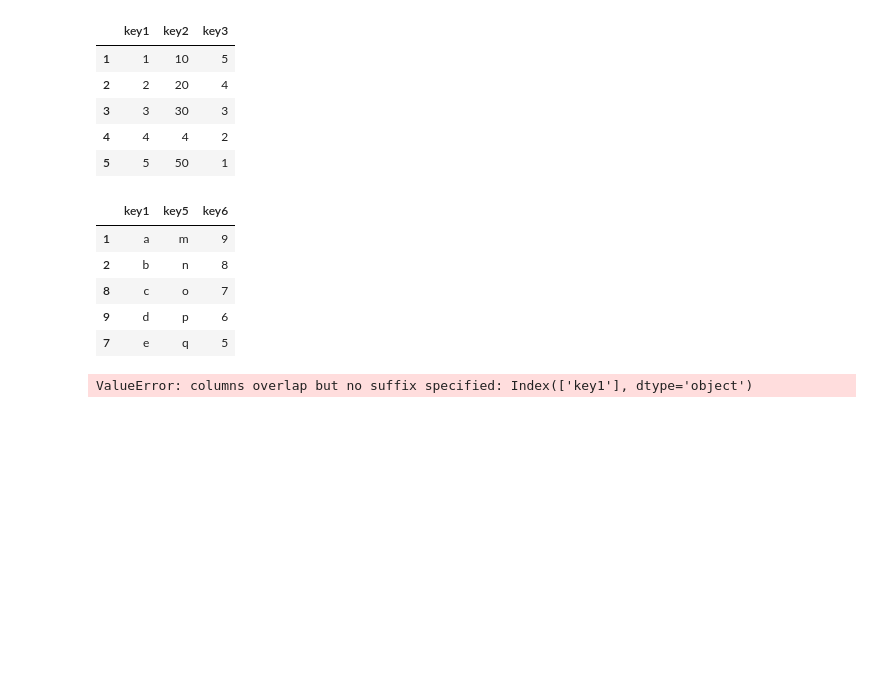
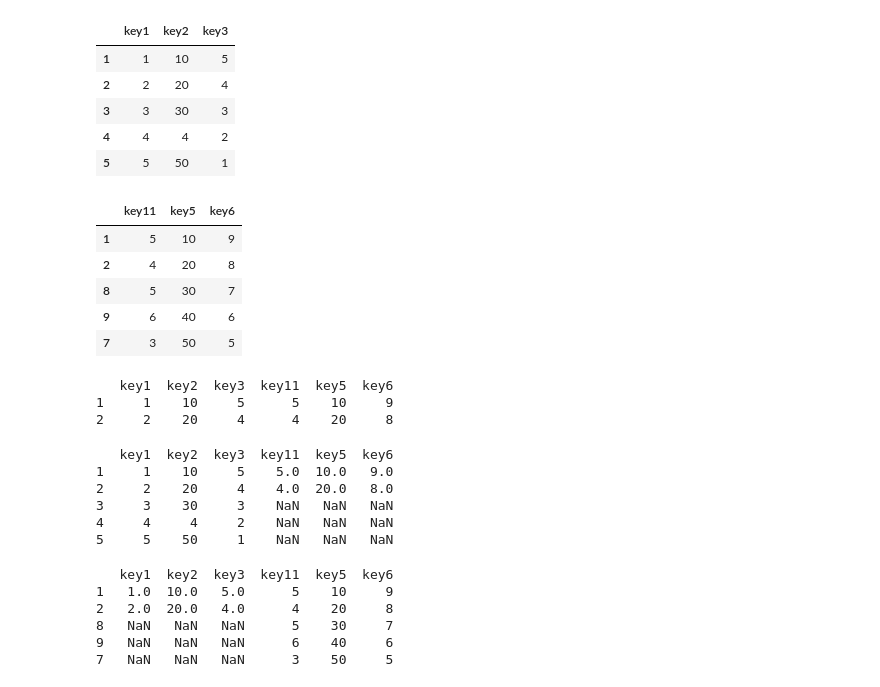
Before and after one commit to Rupeshkumar96/Machine_Learning, a Jupyter notebook: Pandas.ipynb, the cells around one changed output. Drawn from its saved outputs; the diff is of its cells as text; code cells hidden in the pictures; blank space fills up the shorter version.

Commit message:
Solving the the error cde

```diff
--- a/Pandas.ipynb
+++ b/Pandas.ipynb
@@ -554,13 +556,13 @@ new
 # %%
-a=pd.DataFrame({
+a1=pd.DataFrame({
     'key1':[1,2,3,4,5],
     'key2':[10,20,30,4,50],
     'key3':[5,4,3,2,1]},
     index=[1,2,3,4,5]
 )
-b=pd.DataFrame({
-    'key1':['a','b','c','d','e'],
-    'key5':['m','n','o','p','q'],
+b1=pd.DataFrame({
+    'key11':[5,4,5,6,3],
+    'key5':[10,20,30,40,50],
     'key6':[9,8,7,6,5]},
     index=[1,2,8,9,7]
 )
@@ -575,15 +576,38 @@ a
 | 4 | 4 | 4 | 2 |
 | 5 | 5 | 50 | 1 |
 # %%
-b
+b1
 # %% [output]
-|  | key1 | key5 | key6 |
-| 1 | a | m | 9 |
-| 2 | b | n | 8 |
-| 8 | c | o | 7 |
-| 9 | d | p | 6 |
-| 7 | e | q | 5 |
+|  | key11 | key5 | key6 |
+| 1 | 5 | 10 | 9 |
+| 2 | 4 | 20 | 8 |
+| 8 | 5 | 30 | 7 |
+| 9 | 6 | 40 | 6 |
+| 7 | 3 | 50 | 5 |
 # %%
-a.join(b,how='inner')
+new = a1.join(b1, how='inner')
+print(new)
 # %% [output]
-ValueError: columns overlap but no suffix specified: Index(['key1'], dtype='object')
+   key1  key2  key3  key11  key5  key6
+1     1    10     5      5    10     9
+2     2    20     4      4    20     8
+# %%
+new = a1.join(b1, how='left')
+print(new)
+# %% [output]
+   key1  key2  key3  key11  key5  key6
+1     1    10     5    5.0  10.0   9.0
+2     2    20     4    4.0  20.0   8.0
+3     3    30     3    NaN   NaN   NaN
+4     4     4     2    NaN   NaN   NaN
+5     5    50     1    NaN   NaN   NaN
+# %%
+new = a1.join(b1, how='right')
+print(new)
+# %% [output]
+   key1  key2  key3  key11  key5  key6
+1   1.0  10.0   5.0      5    10     9
+2   2.0  20.0   4.0      4    20     8
+8   NaN   NaN   NaN      5    30     7
+9   NaN   NaN   NaN      6    40     6
+7   NaN   NaN   NaN      3    50     5
```
Also changed, not shown: parts of 6 cells of this notebook.
